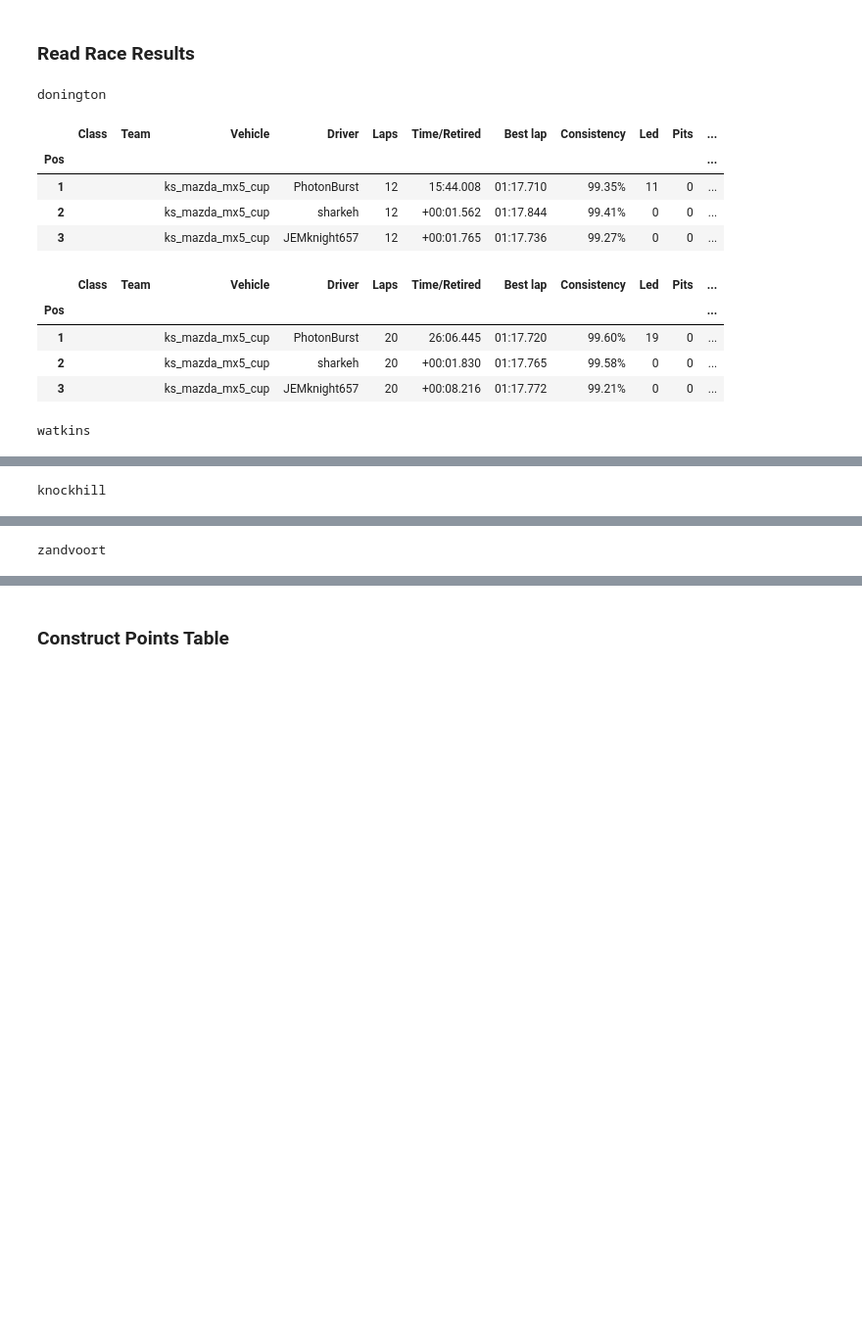
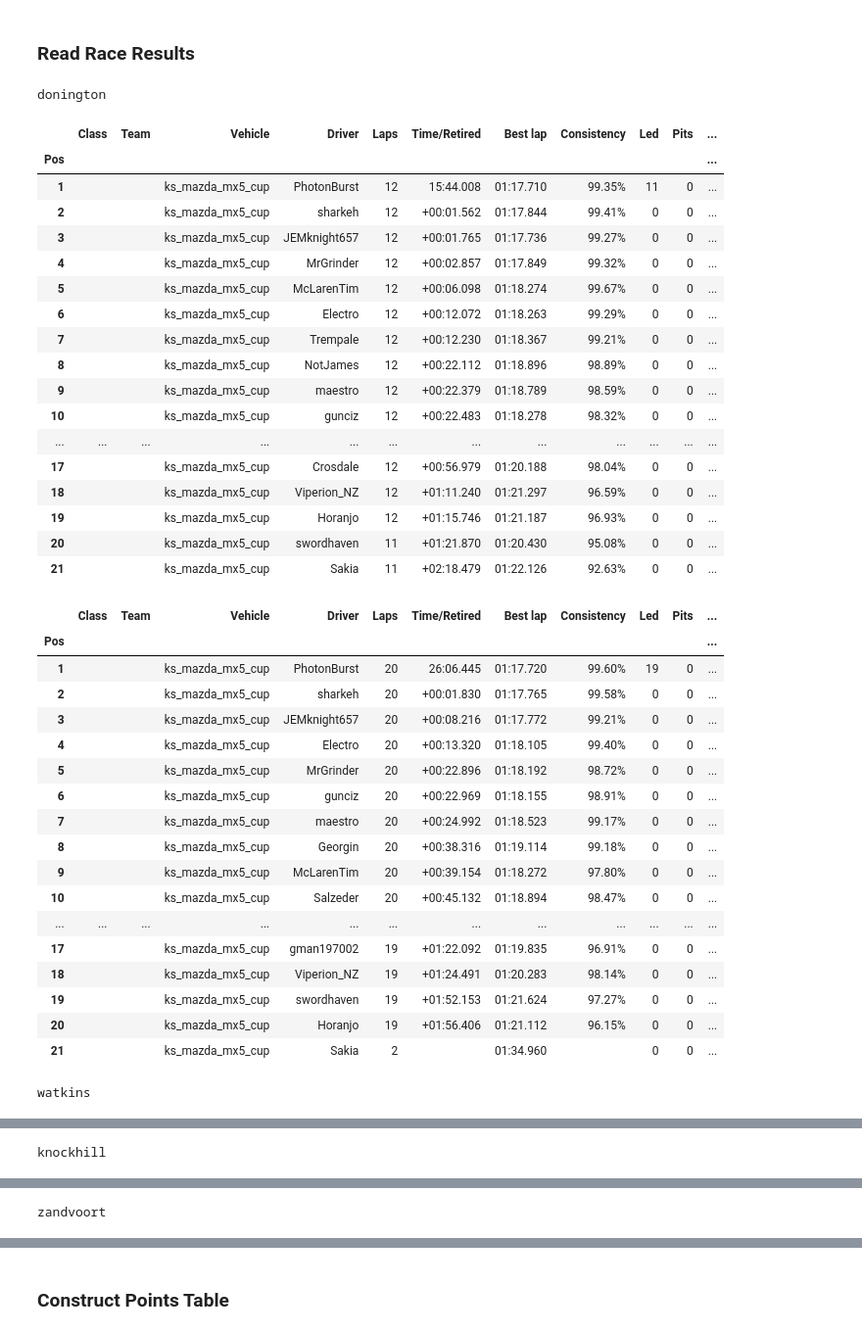
Before and after one commit to denniscfeng/simresults-to-table, a Jupyter notebook: ResultsToTable.ipynb, the cells around one changed output, grey strips where cells are left out. Shown at 98% size. Drawn from its saved outputs; the diff is of its cells as text; code cells hidden in the pictures; blank space fills up the shorter version.

```diff
--- a/ResultsToTable.ipynb
+++ b/ResultsToTable.ipynb
@@ -188,7 +188,7 @@ class RaceReport():
                 else:
                     table_df["Grid"] = ""
 
-                table_df["DNF"] = table_df["Laps"] < table_df["Laps"].max() - 3
+                table_df["DNF"] = table_df["Laps"] < table_df["Laps"].max()//2
 
             # Validate drivers are in the driver table
             for driver in table_df["Driver"]:
@@ -363,30 +363,56 @@ num_total_races = len(series_tracks_table) * len(series_race_sessions)
 # %%
 race_reports = {}
 
 for race, race_row in series_tracks_table.iterrows():
 
     race_path = "{}/{}".format(series, race)
     if os.path.isdir(race_path):
         try:
             race_reports[race] = RaceReport(series_sessions, series, race, drivers_table=series_drivers_table, points_table=series_points_table, csv_manual_adjustment=race_row["csv_manual_adjustment"])
             print(race)
-            [display(race_reports[race].tables[session].head(3)) for session in series_race_sessions]
+            [display(race_reports[race].tables[session]) for session in series_race_sessions]
         except FileNotFoundError:
             print("no csv found for", race)
     else:
         print("no directory found for", race)
 # %% [output]
 donington
 |  | Class | Team | Vehicle | Driver | Laps | Time/Retired | Best lap | Consistency | Led | Pits | ... |
 | Pos |  |  |  |  |  |  |  |  |  |  | ... |
 | 1 |  |  | ks_mazda_mx5_cup | PhotonBurst | 12 | 15:44.008 | 01:17.710 | 99.35% | 11 | 0 | ... |
 | 2 |  |  | ks_mazda_mx5_cup | sharkeh | 12 | +00:01.562 | 01:17.844 | 99.41% | 0 | 0 | ... |
 | 3 |  |  | ks_mazda_mx5_cup | JEMknight657 | 12 | +00:01.765 | 01:17.736 | 99.27% | 0 | 0 | ... |
+| 4 |  |  | ks_mazda_mx5_cup | MrGrinder | 12 | +00:02.857 | 01:17.849 | 99.32% | 0 | 0 | ... |
+| 5 |  |  | ks_mazda_mx5_cup | McLarenTim | 12 | +00:06.098 | 01:18.274 | 99.67% | 0 | 0 | ... |
+| 6 |  |  | ks_mazda_mx5_cup | Electro | 12 | +00:12.072 | 01:18.263 | 99.29% | 0 | 0 | ... |
+| 7 |  |  | ks_mazda_mx5_cup | Trempale | 12 | +00:12.230 | 01:18.367 | 99.21% | 0 | 0 | ... |
+| 8 |  |  | ks_mazda_mx5_cup | NotJames | 12 | +00:22.112 | 01:18.896 | 98.89% | 0 | 0 | ... |
+| 9 |  |  | ks_mazda_mx5_cup | maestro | 12 | +00:22.379 | 01:18.789 | 98.59% | 0 | 0 | ... |
+| 10 |  |  | ks_mazda_mx5_cup | gunciz | 12 | +00:22.483 | 01:18.278 | 98.32% | 0 | 0 | ... |
+| ... | ... | ... | ... | ... | ... | ... | ... | ... | ... | ... | ... |
+| 17 |  |  | ks_mazda_mx5_cup | Crosdale | 12 | +00:56.979 | 01:20.188 | 98.04% | 0 | 0 | ... |
+| 18 |  |  | ks_mazda_mx5_cup | Viperion_NZ | 12 | +01:11.240 | 01:21.297 | 96.59% | 0 | 0 | ... |
+| 19 |  |  | ks_mazda_mx5_cup | Horanjo | 12 | +01:15.746 | 01:21.187 | 96.93% | 0 | 0 | ... |
+| 20 |  |  | ks_mazda_mx5_cup | swordhaven | 11 | +01:21.870 | 01:20.430 | 95.08% | 0 | 0 | ... |
+| 21 |  |  | ks_mazda_mx5_cup | Sakia | 11 | +02:18.479 | 01:22.126 | 92.63% | 0 | 0 | ... |
 |  | Class | Team | Vehicle | Driver | Laps | Time/Retired | Best lap | Consistency | Led | Pits | ... |
 | Pos |  |  |  |  |  |  |  |  |  |  | ... |
 | 1 |  |  | ks_mazda_mx5_cup | PhotonBurst | 20 | 26:06.445 | 01:17.720 | 99.60% | 19 | 0 | ... |
 | 2 |  |  | ks_mazda_mx5_cup | sharkeh | 20 | +00:01.830 | 01:17.765 | 99.58% | 0 | 0 | ... |
 | 3 |  |  | ks_mazda_mx5_cup | JEMknight657 | 20 | +00:08.216 | 01:17.772 | 99.21% | 0 | 0 | ... |
+| 4 |  |  | ks_mazda_mx5_cup | Electro | 20 | +00:13.320 | 01:18.105 | 99.40% | 0 | 0 | ... |
+| 5 |  |  | ks_mazda_mx5_cup | MrGrinder | 20 | +00:22.896 | 01:18.192 | 98.72% | 0 | 0 | ... |
+| 6 |  |  | ks_mazda_mx5_cup | gunciz | 20 | +00:22.969 | 01:18.155 | 98.91% | 0 | 0 | ... |
+| 7 |  |  | ks_mazda_mx5_cup | maestro | 20 | +00:24.992 | 01:18.523 | 99.17% | 0 | 0 | ... |
+| 8 |  |  | ks_mazda_mx5_cup | Georgin | 20 | +00:38.316 | 01:19.114 | 99.18% | 0 | 0 | ... |
+| 9 |  |  | ks_mazda_mx5_cup | McLarenTim | 20 | +00:39.154 | 01:18.272 | 97.80% | 0 | 0 | ... |
+| 10 |  |  | ks_mazda_mx5_cup | Salzeder | 20 | +00:45.132 | 01:18.894 | 98.47% | 0 | 0 | ... |
+| ... | ... | ... | ... | ... | ... | ... | ... | ... | ... | ... | ... |
+| 17 |  |  | ks_mazda_mx5_cup | gman197002 | 19 | +01:22.092 | 01:19.835 | 96.91% | 0 | 0 | ... |
+| 18 |  |  | ks_mazda_mx5_cup | Viperion_NZ | 19 | +01:24.491 | 01:20.283 | 98.14% | 0 | 0 | ... |
+| 19 |  |  | ks_mazda_mx5_cup | swordhaven | 19 | +01:52.153 | 01:21.624 | 97.27% | 0 | 0 | ... |
+| 20 |  |  | ks_mazda_mx5_cup | Horanjo | 19 | +01:56.406 | 01:21.112 | 96.15% | 0 | 0 | ... |
+| 21 |  |  | ks_mazda_mx5_cup | Sakia | 2 |  | 01:34.960 |  | 0 | 0 | ... |
 watkins
 |  | Class | Team | Vehicle | Driver | Laps | Time/Retired | Best lap | Consistency | Led | Pits | ... |
 | Pos |  |  |  |  |  |  |  |  |  |  | ... |
```
Also changed, not shown: parts of 7 cells of this notebook, 3 other files.
